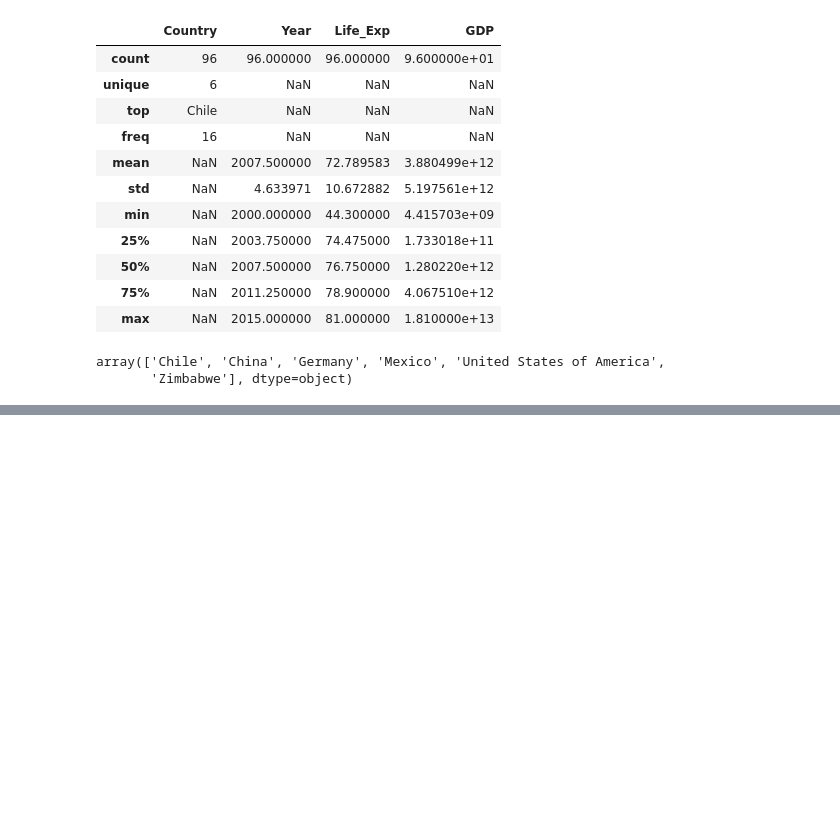
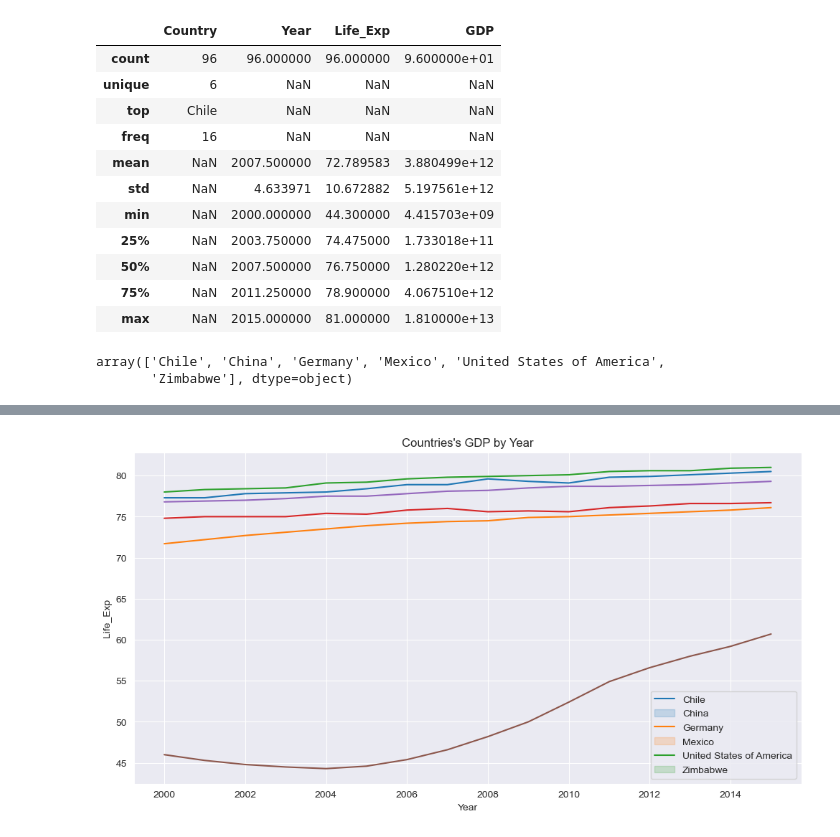
Before and after one commit to dorinMaraku/Life-Expectancy-and-GDP-Starter, a Jupyter notebook: life_expectancy_gdp.ipynb, the cells around one changed output, grey strips where cells are left out. Saved outputs shown, nothing was run; the diff lists cells and outputs as text; code cells hidden in the pictures; blank space fills up the shorter version.

```diff
--- a/life_expectancy_gdp.ipynb
+++ b/life_expectancy_gdp.ipynb
@@ -52,0 +102,8 @@ sns.lineplot(x='Year', y='GDP', data=df[df.Country=='Chile']);
+# %%
+plt.figure(figsize=(12,6))
+for i in range(df.Country.nunique()):
+    sns.lineplot(x='Year', y='Life_Exp', data=df[df.Country==df.Country.unique()[i]])
+plt.title("Countries's GDP by Year")
+plt.legend(df.Country.unique());
+# %% [output]
+[figure, added]
```
Also changed, not shown: parts of 11 cells of this notebook.
